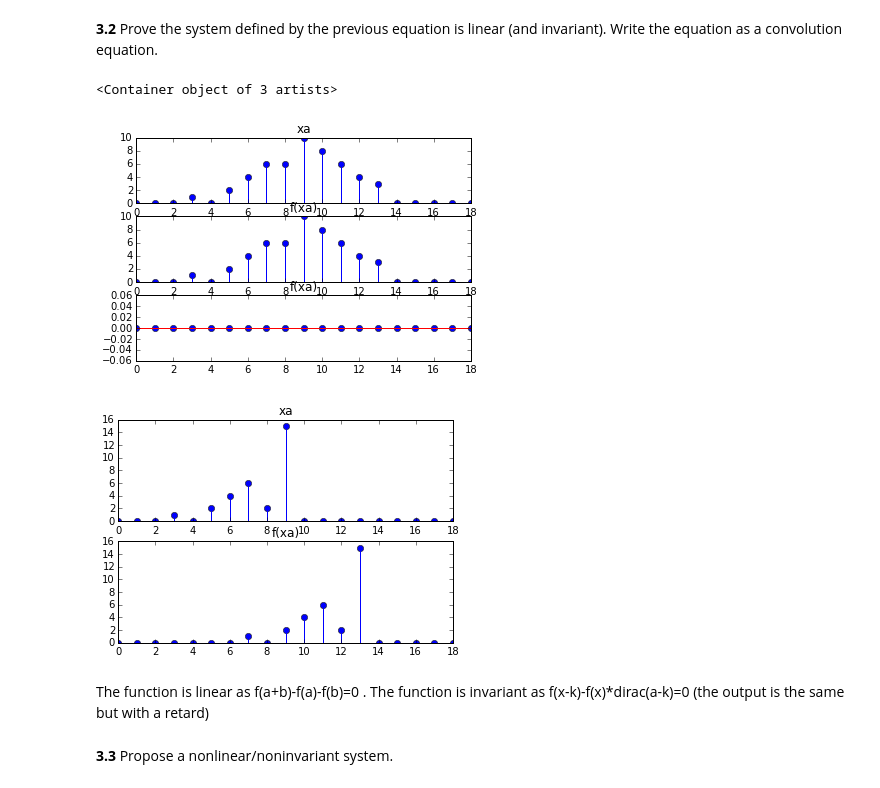
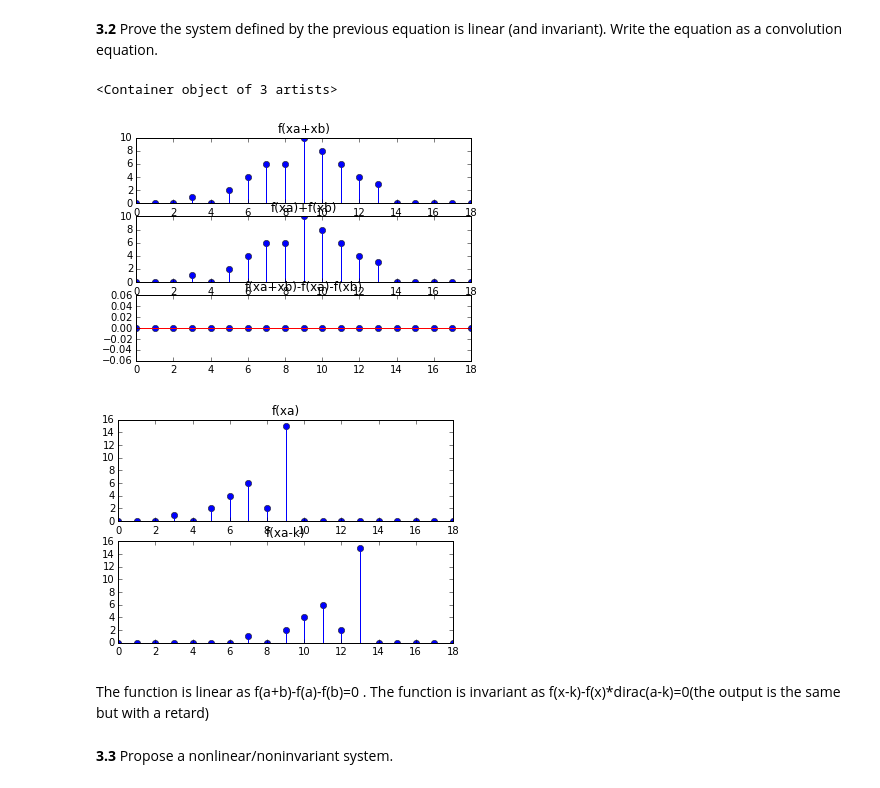
Before and after one commit to savinienb/DSP-TP-1617, a Jupyter notebook: Lab2/python/Lab2.ipynb, the cells around one changed output. Drawn from its saved outputs; the diff is of its cells as text; code cells hidden in the pictures.

```diff
--- a/Lab2/python/Lab2.ipynb
+++ b/Lab2/python/Lab2.ipynb
@@ -233,34 +281,34 @@ plt.stem( funk3(xb))
 # %%
 
 
 
 plt.figure()
 plt.subplot(3,1,1)
-plt.title("xa")
+plt.title("f(xa+xb)")
 plt.stem( funk3(xa+xb))
 plt.subplot(3,1,2)
-plt.title("f(xa)")
+plt.title("f(xa)+f(xb)")
 plt.stem( funk3(xa)+funk3(xb))
 plt.subplot(3,1,3)
-plt.title("f(xa)")
-plt.stem( funk3(xa)+funk3(xb)- funk3(xa+xb)) #if equal to zero linear
+plt.title("f(xa+xb)-f(xa)-f(xb)")
+plt.stem( funk3(xa)+funk3(xb)- funk3(xa+xb)) #if equal to zero the system is linear linear
 
 plt.figure()
 plt.subplot(2,1,1)
-plt.title("xa")
+plt.title("f(xa)")
 plt.stem( funk3(xa))
 plt.subplot(2,1,2)
-plt.title("f(xa)")
+plt.title("f(xa-k)")
 plt.stem( funk3(np.convolve(dirac(4,xa.size),xa)[0:xa.size]))
 
 
- #invariant if delay output the same function but with a delay
+ #invariant if, for a delayed input, we get a samely delayed output
 # %% [output]
 <Container object of 3 artists>
-[figure, old version]
+[figure, new version]
-[figure, old version]
+[figure, new version]
 # %% [markdown]
-The function is linear as f(a+b)-f(a)-f(b)=0 . The function is invariant as f(x-k)-f(x)*dirac(a-k)=0 (the output is the same but with a retard)
+The function is linear as f(a+b)-f(a)-f(b)=0 . The function is invariant as f(x-k)-f(x)*dirac(a-k)=0(the output is the same but with a retard)
 # %% [markdown]
 **3.3** Propose a nonlinear/noninvariant system.
 # %%
```
Also changed, not shown: parts of 16 cells of this notebook.
